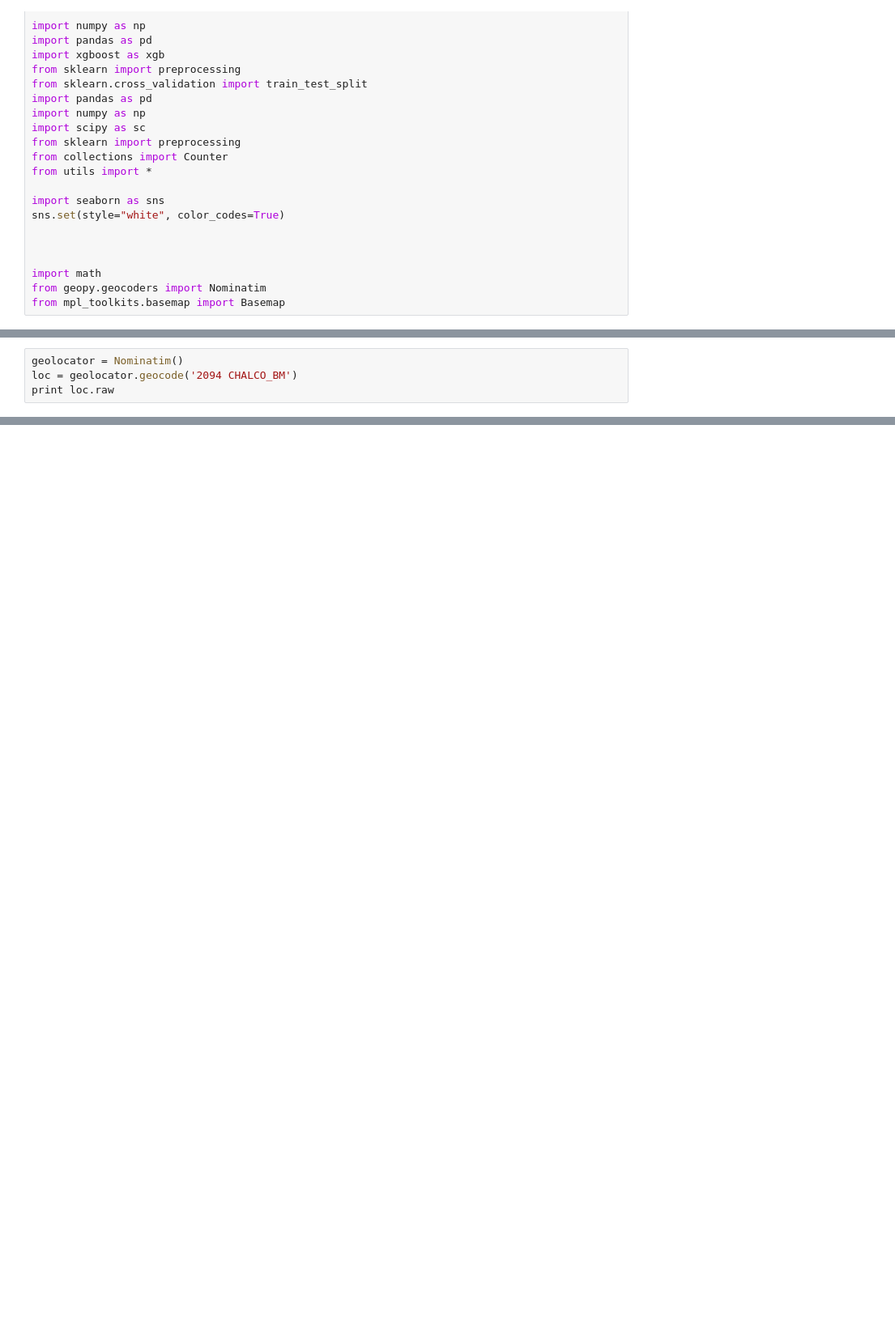
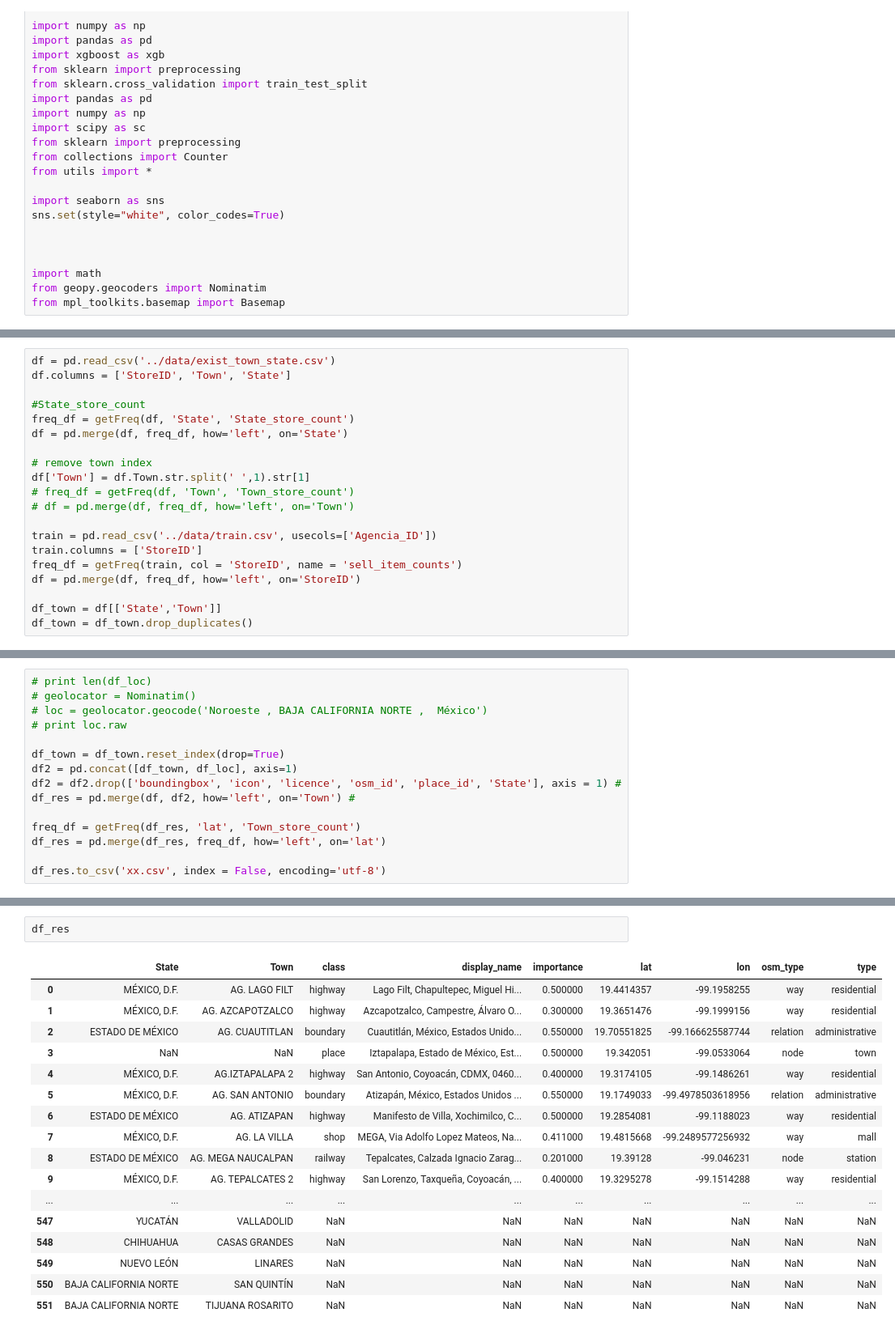
Before and after one commit to 7lagrange/kaggle, a Jupyter notebook: Grupo_Bimbo_Inventory_Demand/code/spatial_feather.ipynb, the cells around one changed output, grey strips where cells are left out. Shown: that part at 81% size. Saved outputs shown, nothing was run; the diff lists cells and outputs as text; blank space fills up the shorter version.

```diff
--- a/Grupo_Bimbo_Inventory_Demand/code/spatial_feather.ipynb
+++ b/Grupo_Bimbo_Inventory_Demand/code/spatial_feather.ipynb
@@ -120,4 +38,0 @@ df_loc = getSpatialFeatures(dfl)
-# %%
-geolocator = Nominatim()
-loc = geolocator.geocode('2094 CHALCO_BM')
-print loc.raw
@@ -146,0 +39,20 @@ df_loc
+# %%
+df = pd.read_csv('../data/exist_town_state.csv')
+df.columns = ['StoreID', 'Town', 'State']
+
+#State_store_count
+freq_df = getFreq(df, 'State', 'State_store_count')
+df = pd.merge(df, freq_df, how='left', on='State')
+
+# remove town index
+df['Town'] = df.Town.str.split(' ',1).str[1]
+# freq_df = getFreq(df, 'Town', 'Town_store_count')
+# df = pd.merge(df, freq_df, how='left', on='Town')
+
+train = pd.read_csv('../data/train.csv', usecols=['Agencia_ID'])
+train.columns = ['StoreID']
+freq_df = getFreq(train, col = 'StoreID', name = 'sell_item_counts')
+df = pd.merge(df, freq_df, how='left', on='StoreID')
+
+df_town = df[['State','Town']]
+df_town = df_town.drop_duplicates()
@@ -146,0 +136,15 @@ df_loc
+# %%
+# print len(df_loc)
+# geolocator = Nominatim()
+# loc = geolocator.geocode('Noroeste , BAJA CALIFORNIA NORTE ,  México')
+# print loc.raw
+
+df_town = df_town.reset_index(drop=True)
+df2 = pd.concat([df_town, df_loc], axis=1)
+df2 = df2.drop(['boundingbox', 'icon', 'licence', 'osm_id', 'place_id', 'State'], axis = 1) #
+df_res = pd.merge(df, df2, how='left', on='Town') #
+
+freq_df = getFreq(df_res, 'lat', 'Town_store_count')
+df_res = pd.merge(df_res, freq_df, how='left', on='lat')
+
+df_res.to_csv('xx.csv', index = False, encoding='utf-8')
@@ -146,0 +172,20 @@ df_loc
+# %%
+df_res
+# %% [output]
+|  | State | Town | class | display_name | importance | lat | lon | osm_type | type |
+| 0 | MÉXICO, D.F. | AG. LAGO FILT | highway | Lago Filt, Chapultepec, Miguel Hi... | 0.500000 | 19.4414357 | -99.1958255 | way | residential |
+| 1 | MÉXICO, D.F. | AG. AZCAPOTZALCO | highway | Azcapotzalco, Campestre, Álvaro O... | 0.300000 | 19.3651476 | -99.1999156 | way | residential |
+| 2 | ESTADO DE MÉXICO | AG. CUAUTITLAN | boundary | Cuautitlán, México, Estados Unido... | 0.550000 | 19.70551825 | -99.166625587744 | relation | administrative |
+| 3 | NaN | NaN | place | Iztapalapa, Estado de México, Est... | 0.500000 | 19.342051 | -99.0533064 | node | town |
+| 4 | MÉXICO, D.F. | AG.IZTAPALAPA 2 | highway | San Antonio, Coyoacán, CDMX, 0460... | 0.400000 | 19.3174105 | -99.1486261 | way | residential |
+| 5 | MÉXICO, D.F. | AG. SAN ANTONIO | boundary | Atizapán, México, Estados Unidos ... | 0.550000 | 19.1749033 | -99.4978503618956 | relation | administrative |
+| 6 | ESTADO DE MÉXICO | AG. ATIZAPAN | highway | Manifesto de Villa, Xochimilco, C... | 0.500000 | 19.2854081 | -99.1188023 | way | residential |
+| 7 | MÉXICO, D.F. | AG. LA VILLA | shop | MEGA, Via Adolfo Lopez Mateos, Na... | 0.411000 | 19.4815668 | -99.2489577256932 | way | mall |
+| 8 | ESTADO DE MÉXICO | AG. MEGA NAUCALPAN | railway | Tepalcates, Calzada Ignacio Zarag... | 0.201000 | 19.39128 | -99.046231 | node | station |
+| 9 | MÉXICO, D.F. | AG. TEPALCATES 2 | highway | San Lorenzo, Taxqueña, Coyoacán, ... | 0.400000 | 19.3295278 | -99.1514288 | way | residential |
+| ... | ... | ... | ... | ... | ... | ... | ... | ... | ... |
+| 547 | YUCATÁN | VALLADOLID | NaN | NaN | NaN | NaN | NaN | NaN | NaN |
+| 548 | CHIHUAHUA | CASAS GRANDES | NaN | NaN | NaN | NaN | NaN | NaN | NaN |
+| 549 | NUEVO LEÓN | LINARES | NaN | NaN | NaN | NaN | NaN | NaN | NaN |
+| 550 | BAJA CALIFORNIA NORTE | SAN QUINTÍN | NaN | NaN | NaN | NaN | NaN | NaN | NaN |
+| 551 | BAJA CALIFORNIA NORTE | TIJUANA ROSARITO | NaN | NaN | NaN | NaN | NaN | NaN | NaN |
```
Also changed, not shown: parts of 9 cells of this notebook, 12 other files.
